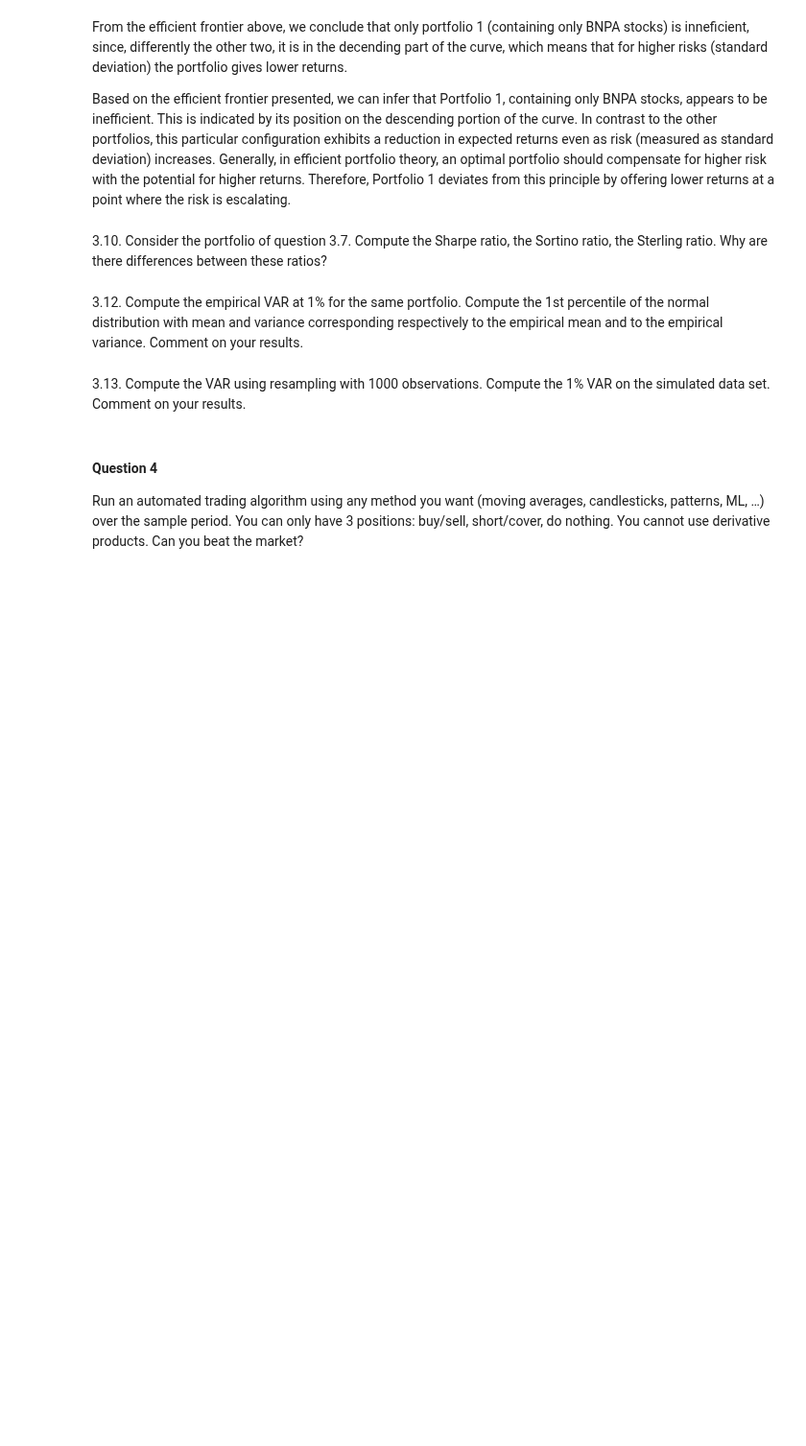
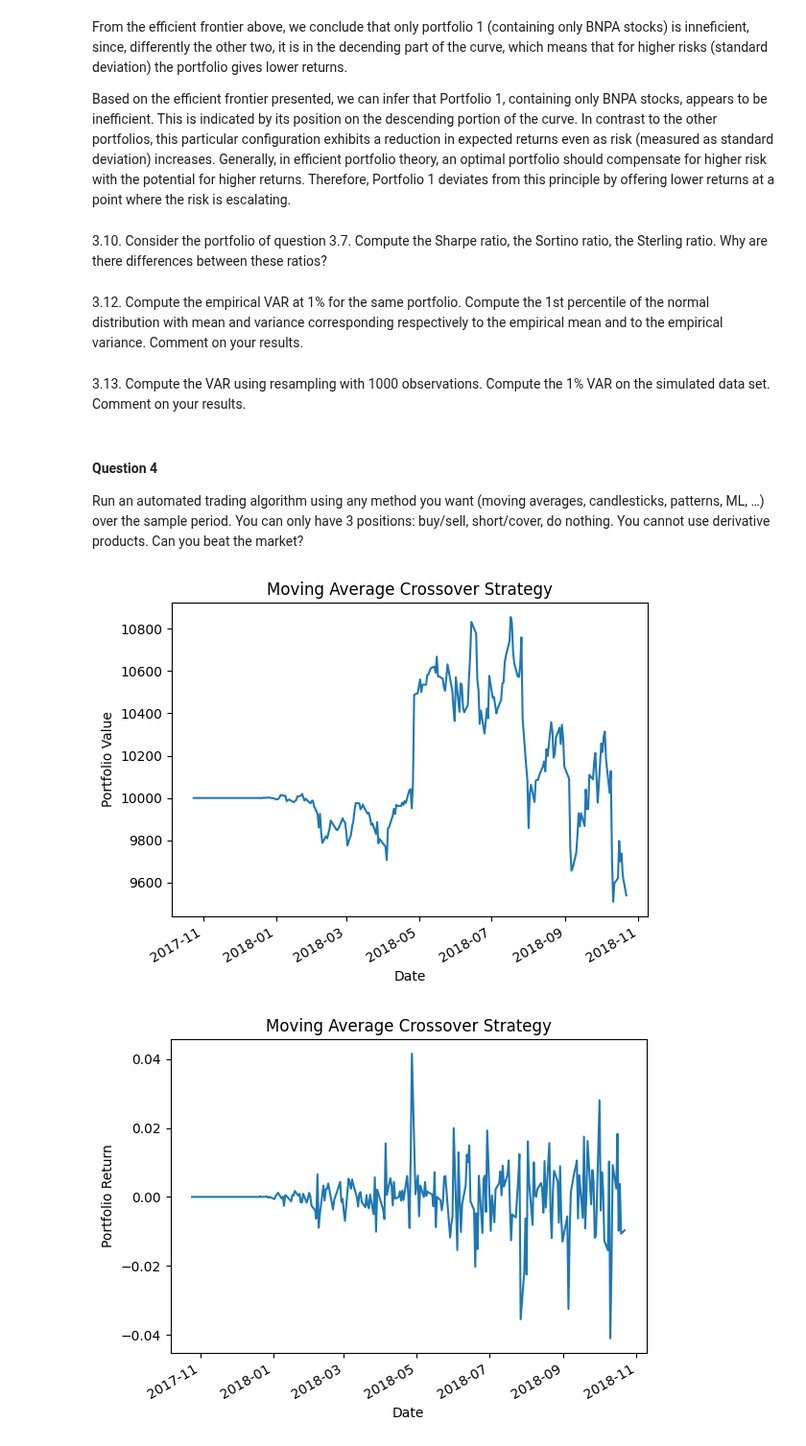
Before and after one commit to yurialvizi/mods205-digital-finance, a Jupyter notebook: project.ipynb, the cells around one changed output. Shown at 96% size. Drawn from its saved outputs; the diff is of its cells as text; code cells hidden in the pictures; blank space fills up the shorter version.

```diff
--- a/project.ipynb
+++ b/project.ipynb
@@ -427,3 +427,83 @@ Sterling ratio. Why are there differences between these ratios?
 #### Question 4
 
 Run an automated trading algorithm using any method you want (moving averages, candlesticks, patterns, ML, …) over the sample period. You can only have 3 positions: buy/sell, short/cover, do nothing. You cannot use derivative products. Can you beat the market?
+# %%
+# Combine all dataframes and extract prices
+prices = pd.concat([bnpa_df['Close'], cappa_df['Close']], axis=1)
+prices.columns = ['BNPA', 'CAPPA']
+
+# Implement Moving Average Crossover Strategy
+short_window = 40
+long_window = 100
+
+# Calculate moving averages
+short_mavg = prices.rolling(window=short_window, min_periods=1, center=False).mean()
+long_mavg = prices.rolling(window=long_window, min_periods=1, center=False).mean()
+
+# Initialize capital
+initial_capital = 10000
+capital = initial_capital
+
+# Initialize positions
+positions = {'BNPA': 0, 'CAPPA': 0}
+
+# Initialize trade signals
+signals = pd.DataFrame(index=prices.index, columns=['BNPA', 'CAPPA'])
+
+# Generate trading signals
+for symbol in prices.columns:
+    signals[symbol] = np.where(short_mavg[symbol] > long_mavg[symbol], 1.0, 0.0)
+
+# Initialize the portfolio DataFrame with positions and cash
+portfolio = pd.DataFrame(0, index=signals.index, columns=['BNPA', 'CAPPA', 'Cash'])
+portfolio['Cash'].iloc[0] = capital
+
+# Simulate trading by iterating through the DataFrame
+for i in range(len(signals) - 1):
+    for symbol in prices.columns:
+        # Buy signal
+        if signals[symbol].iloc[i] == 1.0:
+            # Check if there is enough capital to buy
+            if capital >= prices[symbol].iloc[i + 1]:
+                positions[symbol] += 1  # Increase position
+                capital -= prices[symbol].iloc[i + 1]  # Decrease capital
+        # Sell signal
+        elif signals[symbol].iloc[i] == 0.0:
+            # Check if there are positions to sell
+            if positions[symbol] > 0:
+                capital += prices[symbol].iloc[i + 1]  # Increase capital
+                positions[symbol] -= 1  # Decrease position
+
+        portfolio.loc[prices.index[i], symbol] = positions[symbol]  # Update positions
+
+    portfolio.loc[signals.index[i], 'Cash'] = capital  # Update cash balance
+
+
+# Calculate total portfolio value
+portfolio['Total'] = portfolio['BNPA'] * prices['BNPA'] + portfolio['CAPPA'] * prices['CAPPA'] + portfolio['Cash']
+
+# removing last line because we don't have the next day price
+portfolio = portfolio[:-1]
+
+# Plot portfolio value
+portfolio['Total'].plot()
+plt.title('Moving Average Crossover Strategy')
+plt.xlabel('Date')
+plt.ylabel('Portfolio Value')
+plt.show()
+
+
+# ploting % return portfolio
+
+portfolio['Return'] = portfolio['Total'].pct_change()
+portfolio['Return'].plot()
+plt.title('Moving Average Crossover Strategy')
+plt.xlabel('Date')
+plt.ylabel('Portfolio Return')
+plt.show()
+
+# printing last row
+portfolio.tail(1)
+# %% [output]
+[figure, added]
+[figure, added]
```
Also changed, not shown: parts of 2 cells of this notebook.
